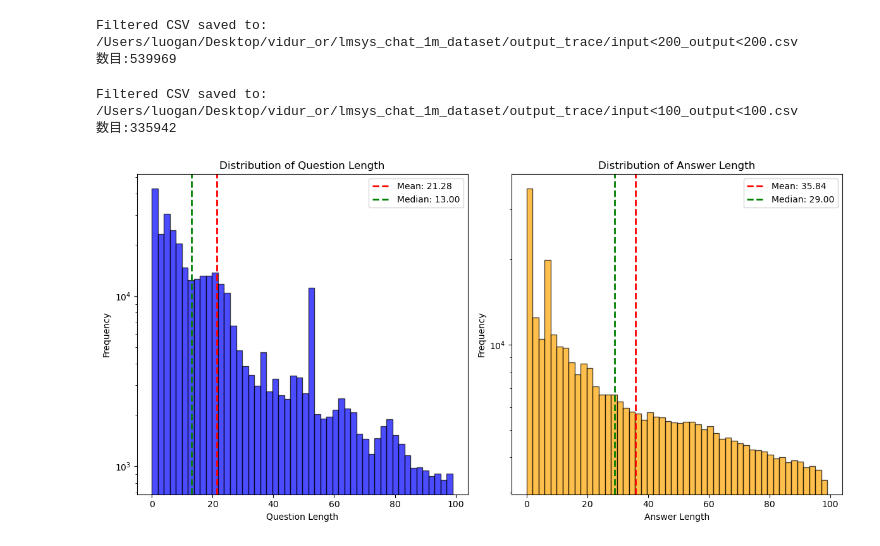
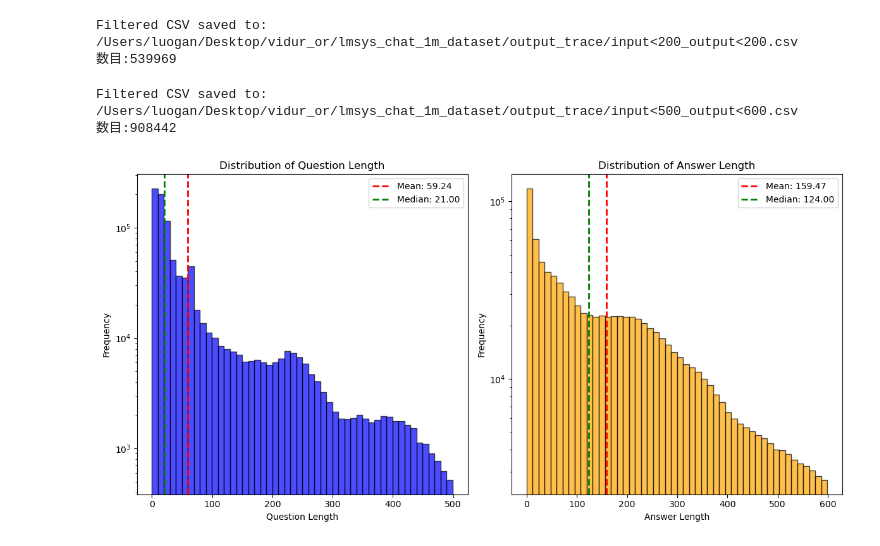
Before and after one commit to Luoxiaogan/vidur_or, a Jupyter notebook: lmsys_chat_1m_dataset/data_distribution.ipynb, the cells around one changed output. Drawn from its saved outputs; the diff is of its cells as text; code cells hidden in the pictures.

```diff
--- a/lmsys_chat_1m_dataset/data_distribution.ipynb
+++ b/lmsys_chat_1m_dataset/data_distribution.ipynb
@@ -185,23 +185,23 @@ file_path = '/Users/luogan/Desktop/vidur_or/lmsys_chat_1m_dataset/output_trace/l
 df = pd.read_csv(file_path)
 
 # 筛选出 question_length 小于 100 且 answer_length 小于 400 的行
-filtered_df = df[(df['question_length'] < 100) & (df['answer_length'] < 100)]
+filtered_df = df[(df['question_length'] < 500) & (df['answer_length'] < 600)]
 
 # 保存筛选后的数据到新的 CSV 文件
-output_path = '/Users/luogan/Desktop/vidur_or/lmsys_chat_1m_dataset/output_trace/input<100_output<100.csv'
+output_path = '/Users/luogan/Desktop/vidur_or/lmsys_chat_1m_dataset/output_trace/input<500_output<600.csv'
 filtered_df.to_csv(output_path, index=False)
 
 print(f"Filtered CSV saved to: {output_path}")
 print(f"数目:{len(filtered_df)}")
 # %% [output]
-Filtered CSV saved to: /Users/luogan/Desktop/vidur_or/lmsys_chat_1m_dataset/output_trace/input<100_output<100.csv
-数目:335942
+Filtered CSV saved to: /Users/luogan/Desktop/vidur_or/lmsys_chat_1m_dataset/output_trace/input<500_output<600.csv
+数目:908442
 # %%
 import pandas as pd
 import matplotlib.pyplot as plt
 
 # 读取 CSV 文件
-file_path = '/Users/luogan/Desktop/vidur_or/lmsys_chat_1m_dataset/output_trace/input<100_output<100.csv'
+file_path = '/Users/luogan/Desktop/vidur_or/lmsys_chat_1m_dataset/output_trace/input<500_output<600.csv'
 df = pd.read_csv(file_path)
 
 # 提取 question_length 和 answer_length
@@ -222,31 +222,31 @@ plt.ylabel('Frequency')
 mean_q = question_length.mean()
 median_q = question_length.median()
 plt.axvline(mean_q, color='red', linestyle='dashed', linewidth=2, label=f'Mean: {mean_q:.2f}')
 plt.axvline(median_q, color='green', linestyle='dashed', linewidth=2, label=f'Median: {median_q:.2f}')
 plt.legend()
 
 # 对数坐标轴
 plt.yscale('log')
 
 # 第二部分绘制 answer_length 的柱状图
 plt.subplot(1, 2, 2)
 plt.hist(answer_length, bins=50, color='orange', alpha=0.7, edgecolor='black')
 plt.title('Distribution of Answer Length')
 plt.xlabel('Answer Length')
 plt.ylabel('Frequency')
 
 # 标注 mean 和 median
 mean_a = answer_length.mean()
 median_a = answer_length.median()
 plt.axvline(mean_a, color='red', linestyle='dashed', linewidth=2, label=f'Mean: {mean_a:.2f}')
 plt.axvline(median_a, color='green', linestyle='dashed', linewidth=2, label=f'Median: {median_a:.2f}')
 plt.legend()
 
 # 对数坐标轴
 plt.yscale('log')
 
 # 显示图表
 plt.tight_layout()
 plt.show()
 # %% [output]
-[figure, old version]
+[figure, new version]
```
Also changed, not shown: 5 other files.
